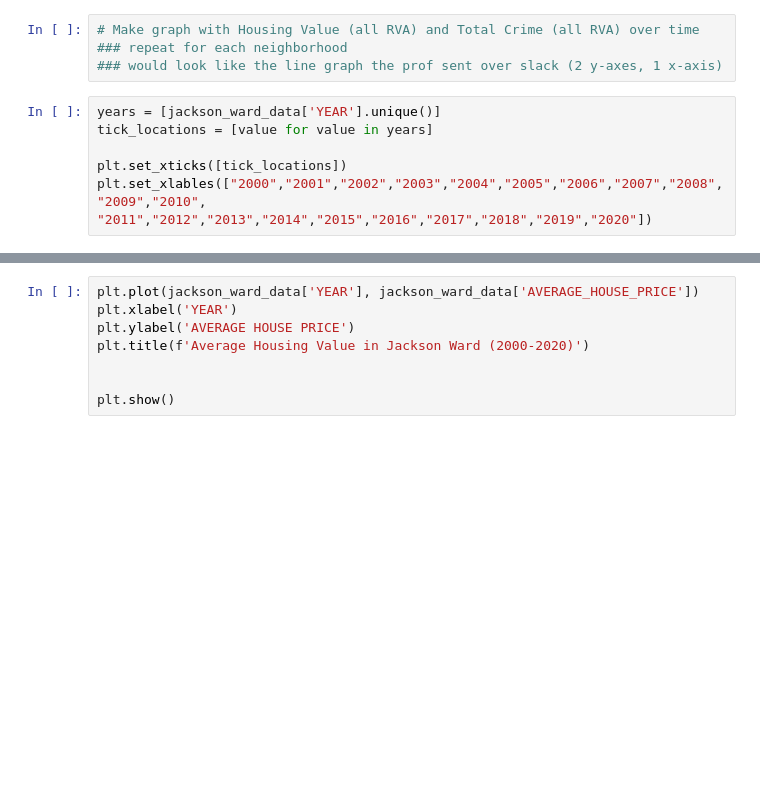
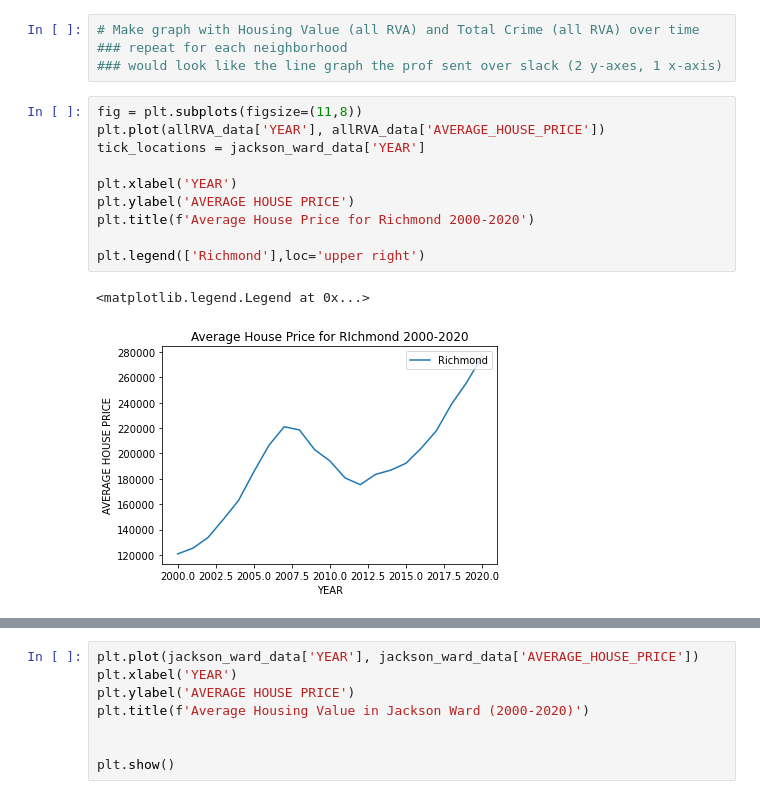
Before and after one commit to anguloag/Gentrification-in-Richmond, a Jupyter notebook: sociotracker_graphs_working.ipynb, the cells around one changed output, grey strips where cells are left out. Saved outputs shown, nothing was run; the diff lists cells and outputs as text; blank space fills up the shorter version.

```diff
--- a/sociotracker_graphs_working.ipynb
+++ b/sociotracker_graphs_working.ipynb
@@ -142,12 +142,19 @@ Index(['YEAR', 'NEIGHBORHOOD_NAME', 'ZIPCODE_1', 'ZIPCODE_2', 'ZIPCODE_3',
 # Make graph with Housing Value (all RVA) and Total Crime (all RVA) over time
 ### repeat for each neighborhood
 ### would look like the line graph the prof sent over slack (2 y-axes, 1 x-axis)
-# %%
-years = [jackson_ward_data['YEAR'].unique()]
-tick_locations = [value for value in years]
-
-plt.set_xticks([tick_locations])
-plt.set_xlables(["2000","2001","2002","2003","2004","2005","2006","2007","2008","2009","2010", "2011","2012","2013","2014","2015","2016","2017","2018","2019","2020"])
+# %%
+fig = plt.subplots(figsize=(11,8))
+plt.plot(allRVA_data['YEAR'], allRVA_data['AVERAGE_HOUSE_PRICE'])
+tick_locations = jackson_ward_data['YEAR']
+
+plt.xlabel('YEAR')
+plt.ylabel('AVERAGE HOUSE PRICE')
+plt.title(f'Average House Price for Richmond 2000-2020')
+
+plt.legend(['Richmond'],loc='upper right')
+# %% [output]
+<matplotlib.legend.Legend at 0x...>
+[figure, added]
 # %%
 #line graphs for Total Crime and Average Housing Value for Jackson Ward
 #can be repeated on each neighborhood
```
Also changed, not shown: parts of 1 cell of this notebook, 1 other file.
